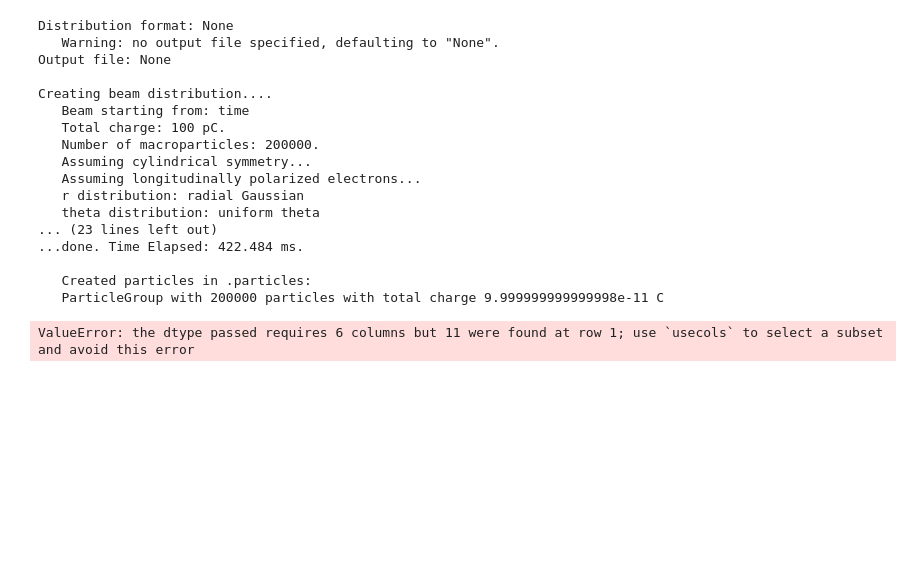
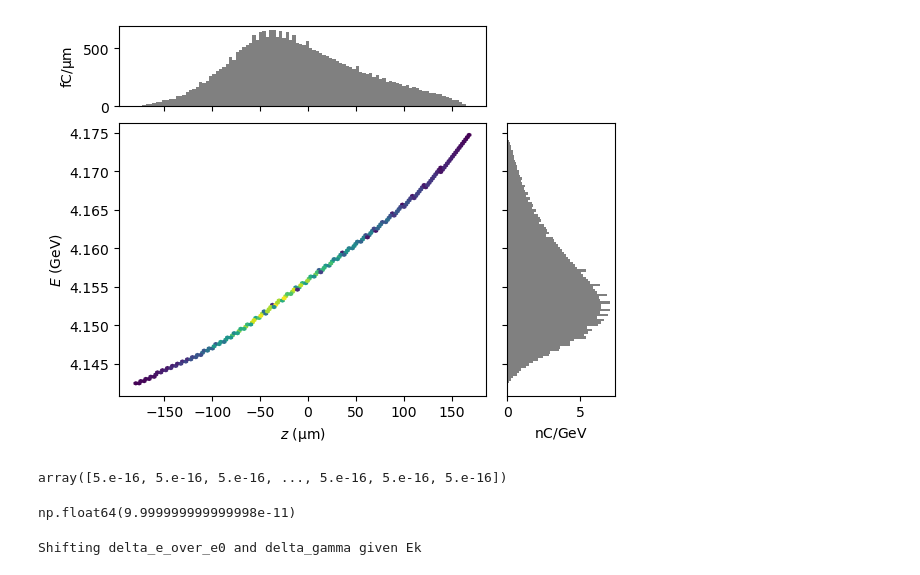
Before and after one commit to slaclab/lume-eblt, a Jupyter notebook: docs/examples/test2.ipynb, the cells around one changed output. Saved outputs shown, nothing was run; the diff lists cells and outputs as text; code cells hidden in the pictures; blank space fills up the shorter version.

```diff
--- a/docs/examples/test2.ipynb
+++ b/docs/examples/test2.ipynb
@@ -15,24 +42,37 @@ from distgen import Generator
 # %%
-gen = Generator('example1/gaussian.in.yaml', verbose=1)
-gen.run()
-pg = gen.particles
+def particlegroup_data_from_eblt(p):
+    z = p.z
+    gamma = p.gamma
+    weight = p.weight
+    n = len(z)
+    pz = np.sqrt(gamma**2 - 1) * mec2
+    return dict(
+        t=np.zeros(n),
+        x=np.zeros(n),
+        px=np.zeros(n),
+        y=np.zeros(n),
+        py=np.zeros(n),
+        z=p.z,
+        pz=pz,
+        weight=weight,
+        status=np.ones(n),
+        species="electron",
+    )
+
+
+P = ParticleGroup(data=particlegroup_data_from_eblt(p))
+
+P.plot("z", "energy", bins=100)
 # %% [output]
-Distribution format: None
-   Warning: no output file specified, defaulting to "None".
-Output file: None
-
-Creating beam distribution....
-   Beam starting from: time
-   Total charge: 100 pC.
-   Number of macroparticles: 200000.
-   Assuming cylindrical symmetry...
-   Assuming longitudinally polarized electrons...
-   r distribution: radial Gaussian
-   theta distribution: uniform theta
-... (23 lines left out)
-...done. Time Elapsed: 422.484 ms.
-
-   Created particles in .particles:
-   ParticleGroup with 200000 particles with total charge 9.999999999999998e-11 C
+[figure, added]
 # %%
 test.initial_particles = pg
+# %%
+pg.weight
+# %% [output]
+array([5.e-16, 5.e-16, 5.e-16, ..., 5.e-16, 5.e-16, 5.e-16])
+# %%
+import numpy as np
+np.sum(pg.weight)
+# %% [output]
+np.float64(9.999999999999998e-11)
@@ -43,6 +88,6 @@ test.write_initial_particles('./test2')
 # %%
 from eblt.particles import EBLTParticleData
 # %%
-test2 = EBLTParticleData.from_ImpactT_outputfile(path = './example1/pts.in')
+test2 = EBLTParticleData.from_EBLT_outputfile('./example1/fort.101', Ek = test._input.parameters.Ek)
 # %% [output]
-ValueError: the dtype passed requires 6 columns but 11 were found at row 1; use `usecols` to select a subset and avoid this error
+Shifting delta_e_over_e0 and delta_gamma given Ek
```
Also changed, not shown: parts of 18 cells of this notebook, 13 other files.
